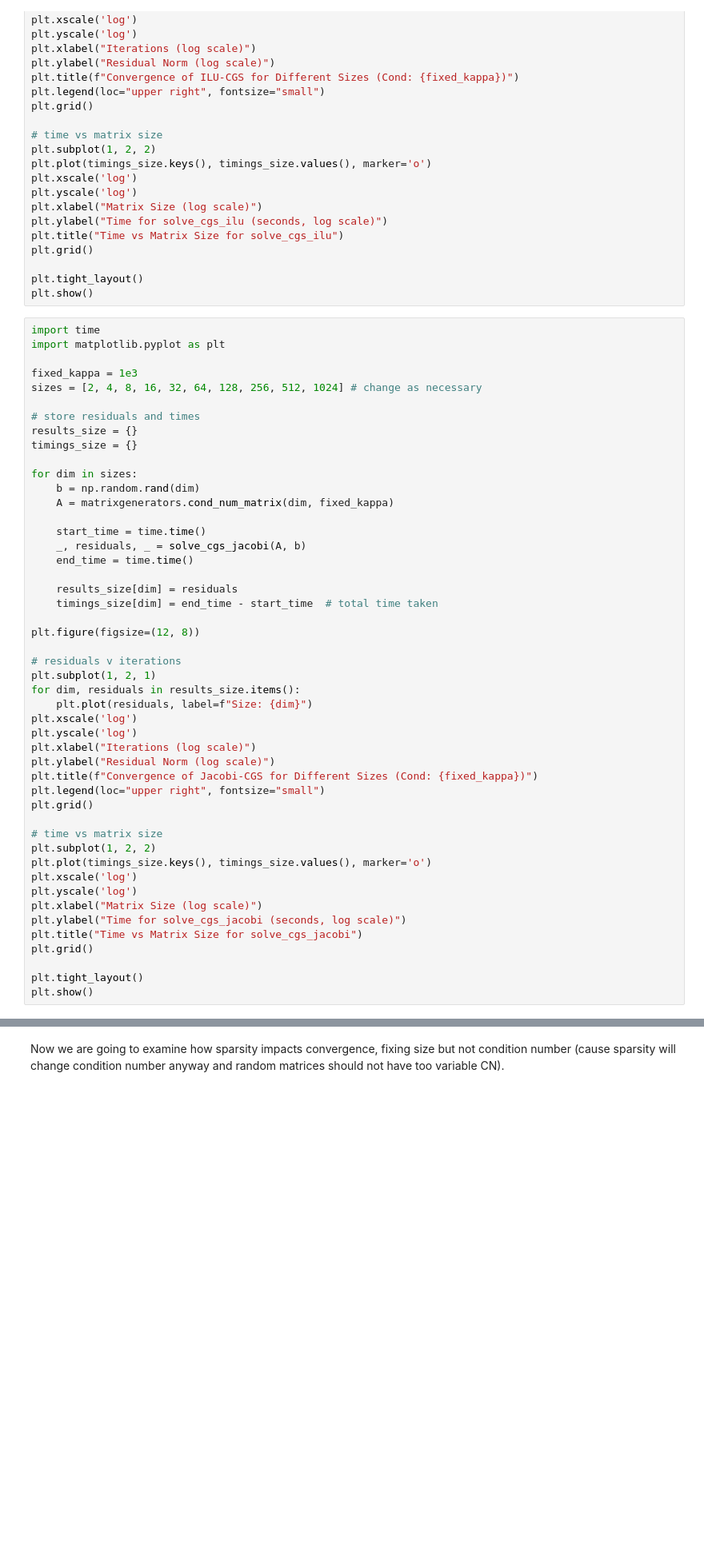
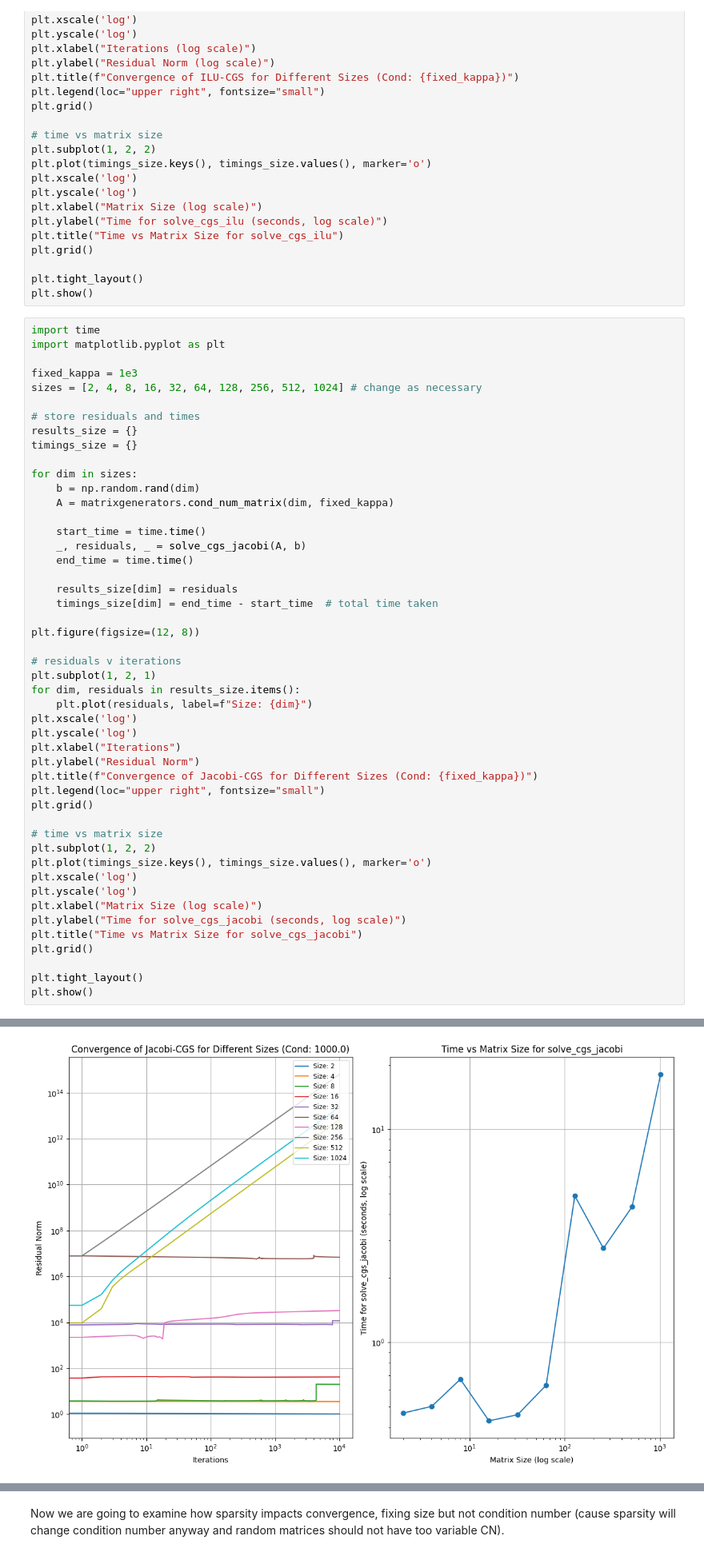
Before and after one commit to connorbuchheit/RandomMatrixProject, a Jupyter notebook: CGSexperiments.ipynb, the cells around one changed output, grey strips where cells are left out. Shown at 80% size. Saved outputs shown, nothing was run; the diff lists cells and outputs as text; blank space fills up the shorter version.

```diff
--- a/CGSexperiments.ipynb
+++ b/CGSexperiments.ipynb
@@ -151,8 +151,8 @@ for dim, residuals in results_size.items():
     plt.plot(residuals, label=f"Size: {dim}")
 plt.xscale('log')
 plt.yscale('log')
-plt.xlabel("Iterations (log scale)")
-plt.ylabel("Residual Norm (log scale)")
+plt.xlabel("Iterations")
+plt.ylabel("Residual Norm")
 plt.title(f"Convergence of Jacobi-CGS for Different Sizes (Cond: {fixed_kappa})")
 plt.legend(loc="upper right", fontsize="small")
 plt.grid()
@@ -174,3 +173,4 @@ KeyboardInterrupt:
+[figure, added]
 # %%
 import time
 import matplotlib.pyplot as plt
```
Also changed, not shown: parts of 1 cell of this notebook, 1 other file.
